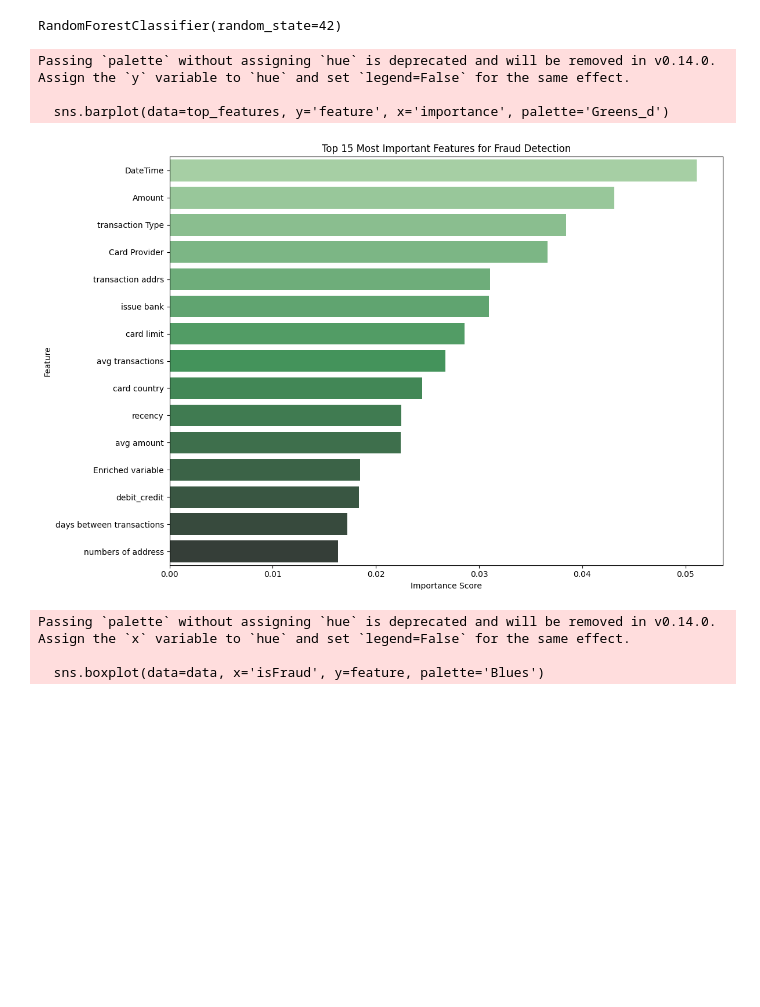
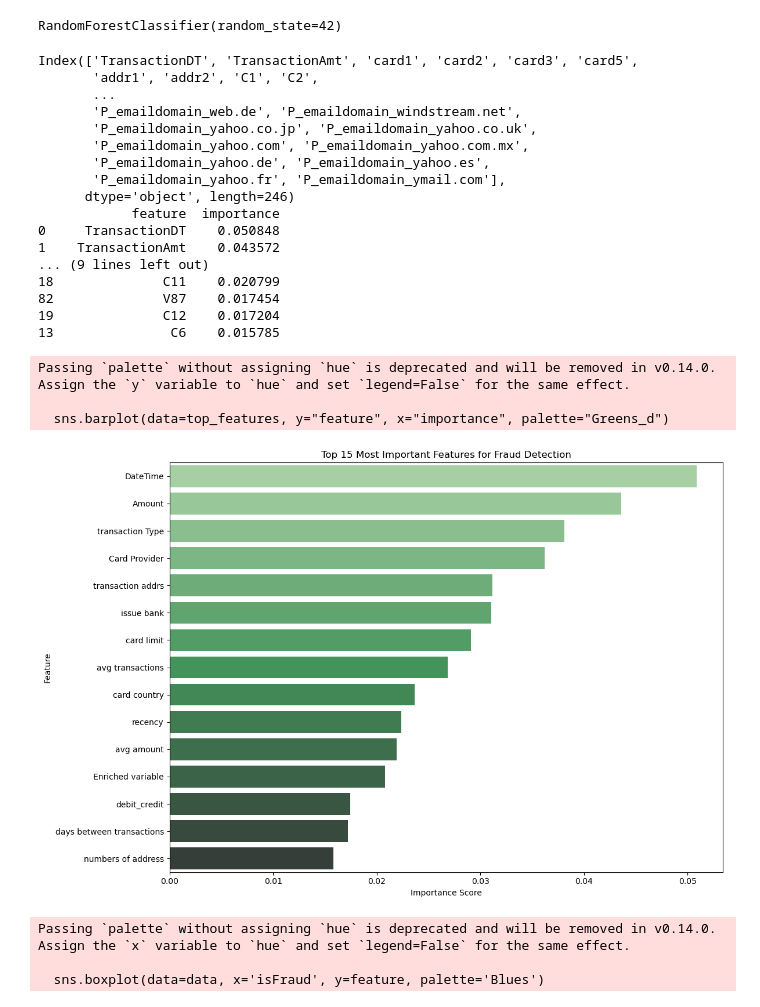
Before and after one commit to ackerman-alex/IDS789_credit_card_fraud_detection, a Jupyter notebook: IDS789_credit_card_fraud_detection.ipynb, the cells around one changed output. Saved outputs shown, nothing was run; the diff lists cells and outputs as text; code cells hidden in the pictures; blank space fills up the shorter version.

```diff
--- a/IDS789_credit_card_fraud_detection.ipynb
+++ b/IDS789_credit_card_fraud_detection.ipynb
@@ -233,15 +272,16 @@ profile = ProfileReport(
 '\n\n# Generate the profile report\nprofile = ProfileReport(\n    train,\n    title="IEEE Fraud Detection Dataset Report",\n    minimal=True,  # Faster report with essential information\n    explorati ...
 # %%
 import pandas as pd
-import xgboost as xgb
+
+# import xgboost as xgb
 from sklearn.ensemble import RandomForestClassifier
 from sklearn.model_selection import train_test_split
 import matplotlib.pyplot as plt
 import seaborn as sns
 
 # Separate target and drop 'TransactionID' column
-y = train['isFraud']
-X = train.drop(columns=['isFraud', 'TransactionID'])
+y = train["isFraud"]
+X = train.drop(columns=["isFraud", "TransactionID"])
 
 # Step 1: Filter out columns with >25% missing values
 missing_percentages = X.isnull().mean() * 100
@@ -249,7 +289,9 @@ X_filtered = X.loc[:, missing_percentages <= 25]
 
 # Step 2: Impute missing values before encoding
 for column in X_filtered.columns:
-    if X_filtered[column].dtype == 'float64' or X_filtered[column].dtype == 'int64':  # Continuous variables
+    if (
+        X_filtered[column].dtype == "float64" or X_filtered[column].dtype == "int64"
+    ):  # Continuous variables
         X_filtered[column] = X_filtered[column].fillna(X_filtered[column].median())
     else:  # Categorical variables
         X_filtered[column] = X_filtered[column].fillna(X_filtered[column].mode()[0])
@@ -258,7 +300,9 @@ for column in X_filtered.columns:
 X_encoded = pd.get_dummies(X_filtered, drop_first=True)
 
 # Step 4: Split the data for training (80% train, 20% test)
-X_train, X_test, y_train, y_test = train_test_split(X_encoded, y, test_size=0.2, random_state=42)
+X_train, X_test, y_train, y_test = train_test_split(
+    X_encoded, y, test_size=0.2, random_state=42
+)
 
 # Step 5: Train a Random Forest model
 rf = RandomForestClassifier(n_estimators=100, random_state=42)
@@ -267,31 +311,68 @@ rf.fit(X_train, y_train)
 RandomForestClassifier(random_state=42)
 # %%
 # Step 6: Calculate feature importances
-#importances = rf.feature_importances_
-#feature_names = X_encoded.columns
+importances = rf.feature_importances_
+feature_names = X_encoded.columns
+
+print(feature_names)
 
 # Create a DataFrame with feature importances
-#importance_df = pd.DataFrame({'feature': feature_names, 'importance': importances})
+importance_df = pd.DataFrame({"feature": feature_names, "importance": importances})
 
 # Sort by importance and select the top 25 features
-#top_features = importance_df.sort_values(by='importance', ascending=False).head(15)
-#top_features_names = ['DateTime', 'Amount', 'transaction Type', 'Card Provider', 'transaction addrs','issue bank','card limit','avg transactions', 'card country', 'recency','avg amount', 'Enriched variable', 'debit_credit', 'days between transactions', 'numbers of address']
+top_features = importance_df.sort_values(by="importance", ascending=False).head(15)
+
+print(top_features)
+top_features_names = [
+    "DateTime",
+    "Amount",
+    "transaction Type",
+    "Card Provider",
+    "transaction addrs",
+    "issue bank",
+    "card limit",
+    "avg transactions",
+    "card country",
+    "recency",
+    "avg amount",
+    "Enriched variable",
+    "debit_credit",
+    "days between transactions",
+    "numbers of address",
+]
 
 # Plot the top 15 features
 plt.figure(figsize=(12, 8))
-sns.barplot(data=top_features, y='feature', x='importance', palette='Greens_d')
+sns.barplot(data=top_features, y="feature", x="importance", palette="Greens_d")
 
 # Replace y-tick labels with `top_features_names`
 plt.yticks(ticks=range(len(top_features_names)), labels=top_features_names)
 
 plt.title("Top 15 Most Important Features for Fraud Detection")
 plt.xlabel("Importance Score")
 plt.ylabel("Feature")
 plt.tight_layout()
 plt.show()
 # %% [output]
-Passing `palette` without assigning `hue` is deprecated and will be removed in v0.14.0. Assign the `y` variable to `hue` and set `legend=False` for the same effect.
-
-  sns.barplot(data=top_features, y='feature', x='importance', palette='Greens_d')
+Index(['TransactionDT', 'TransactionAmt', 'card1', 'card2', 'card3', 'card5',
+       'addr1', 'addr2', 'C1', 'C2',
+       ...
+       'P_emaildomain_web.de', 'P_emaildomain_windstream.net',
+       'P_emaildomain_yahoo.co.jp', 'P_emaildomain_yahoo.co.uk',
+       'P_emaildomain_yahoo.com', 'P_emaildomain_yahoo.com.mx',
+       'P_emaildomain_yahoo.de', 'P_emaildomain_yahoo.es',
+       'P_emaildomain_yahoo.fr', 'P_emaildomain_ymail.com'],
+      dtype='object', length=246)
+            feature  importance
+0     TransactionDT    0.050848
+1    TransactionAmt    0.043572
+... (9 lines left out)
+18              C11    0.020799
+82              V87    0.017454
+19              C12    0.017204
+13               C6    0.015785
+Passing `palette` without assigning `hue` is deprecated and will be removed in v0.14.0. Assign the `y` variable to `hue` and set `legend=False` for the same effect.
+
+  sns.barplot(data=top_features, y="feature", x="importance", palette="Greens_d")
-[figure, old version]
+[figure, new version]
 # %%
```
Also changed, not shown: parts of 16 cells of this notebook.
